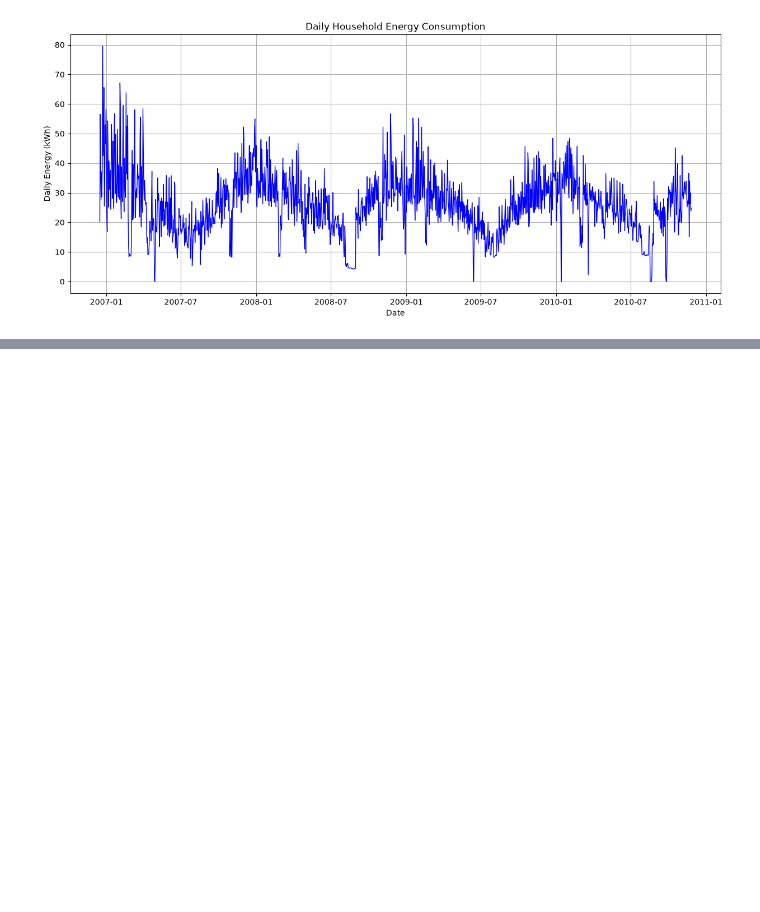
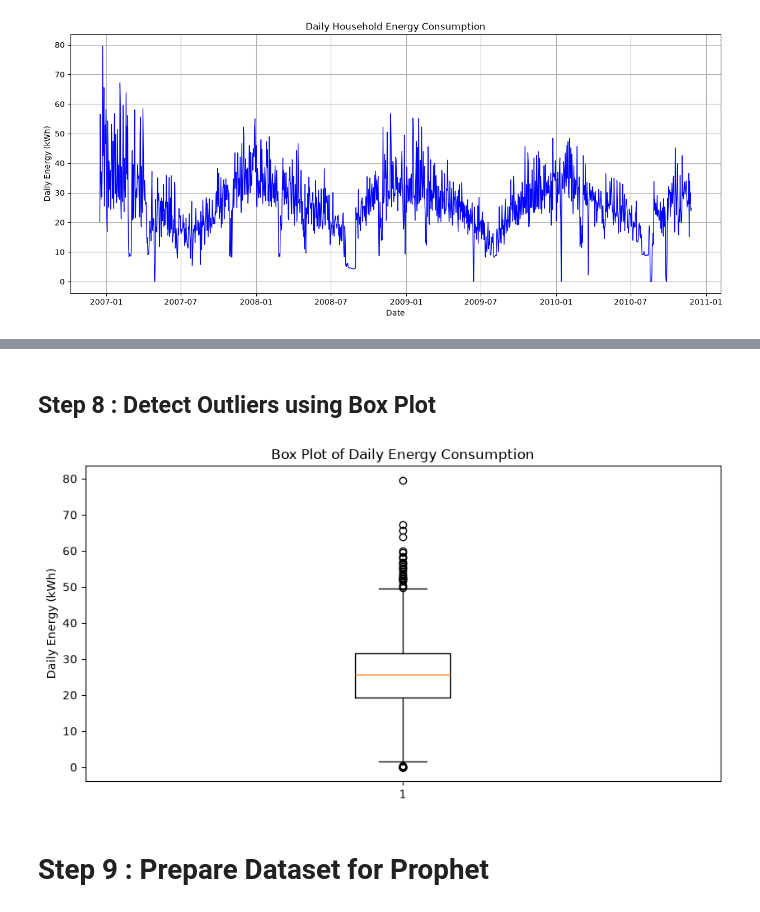
Before and after one commit to namavaramsrinikethan/EcoWatt-AI, a Jupyter notebook: notebooks/EDA.ipynb, the cells around one changed output, grey strips where cells are left out. Saved outputs shown, nothing was run; the diff lists cells and outputs as text; code cells hidden in the pictures; blank space fills up the shorter version.

```diff
--- a/notebooks/EDA.ipynb
+++ b/notebooks/EDA.ipynb
@@ -281,0 +298,16 @@ plt.show()
+# %% [markdown]
+## Step 8 : Detect Outliers using Box Plot
+# %%
+plt.figure(figsize=(10,5))
+
+plt.boxplot(daily_df["Daily_Energy_kWh"])
+
+plt.title("Box Plot of Daily Energy Consumption")
+
+plt.ylabel("Daily Energy (kWh)")
+
+plt.show()
+# %% [output]
+[figure, added]
+# %% [markdown]
+# Step 9 : Prepare Dataset for Prophet
```
Also changed, not shown: parts of 18 cells of this notebook, 2 other files.
